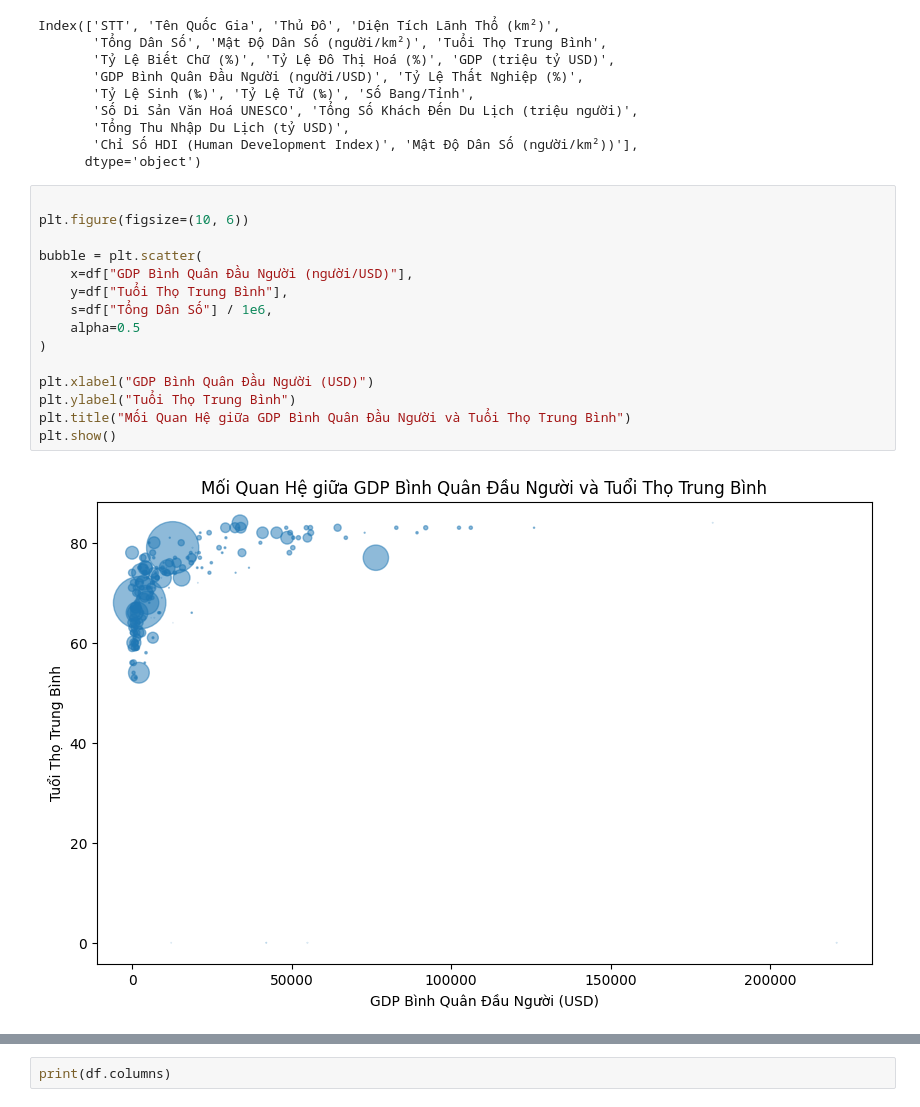
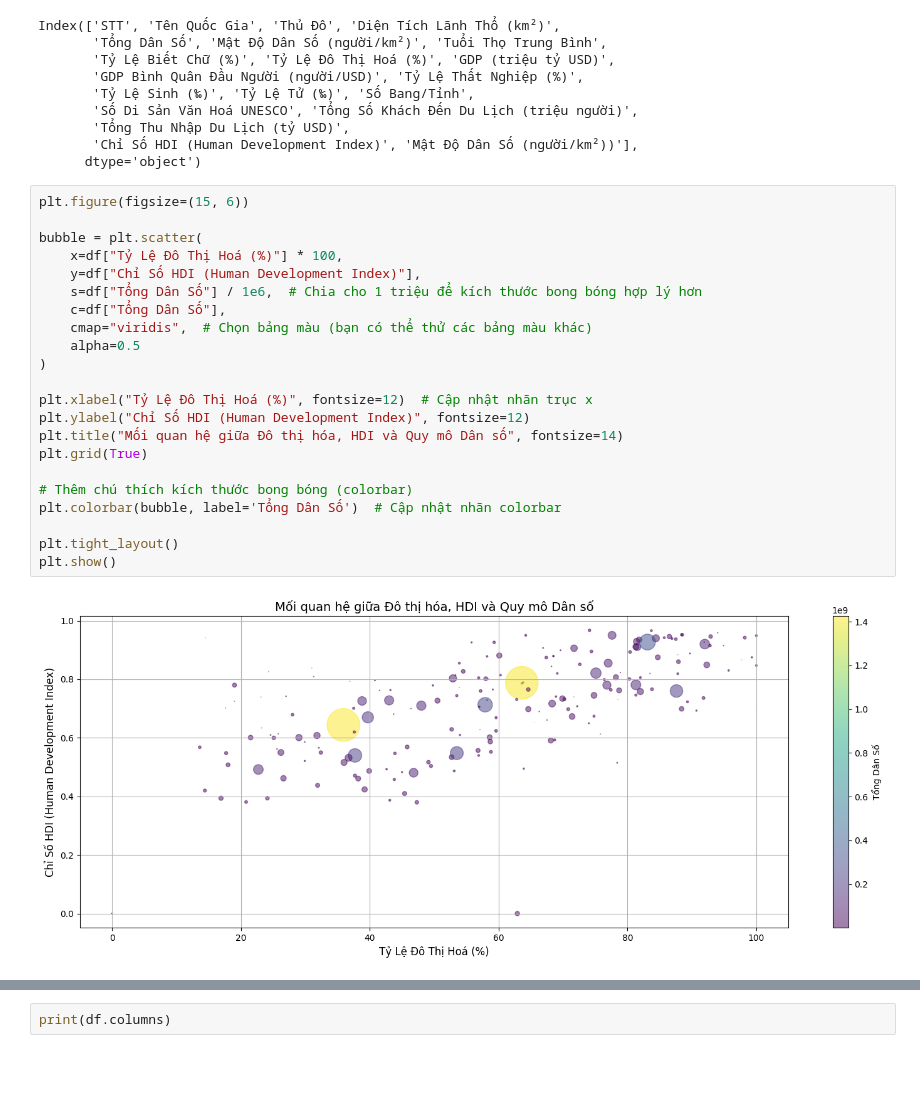
Before and after one commit to HUyEsona/Data-visualization-axis, a Jupyter notebook: main.ipynb, the cells around one changed output, grey strips where cells are left out. Drawn from its saved outputs; the diff is of its cells as text; blank space fills up the shorter version.

```diff
--- a/main.ipynb
+++ b/main.ipynb
@@ -419,19 +458,26 @@ Index(['STT', 'Tên Quốc Gia', 'Thủ Đô', 'Diện Tích Lãnh Thổ (km²)'
        'Chỉ Số HDI (Human Development Index)', 'Mật Độ Dân Số (người/km²))'],
       dtype='object')
 # %%
-
-plt.figure(figsize=(10, 6))
+plt.figure(figsize=(15, 6))
 
 bubble = plt.scatter(
-    x=df["GDP Bình Quân Đầu Người (người/USD)"],
-    y=df["Tuổi Thọ Trung Bình"],
-    s=df["Tổng Dân Số"] / 1e6,
+    x=df["Tỷ Lệ Đô Thị Hoá (%)"] * 100,
+    y=df["Chỉ Số HDI (Human Development Index)"],
+    s=df["Tổng Dân Số"] / 1e6,  # Chia cho 1 triệu để kích thước bong bóng hợp lý hơn
+    c=df["Tổng Dân Số"],
+    cmap="viridis",  # Chọn bảng màu (bạn có thể thử các bảng màu khác)
     alpha=0.5
 )
 
-plt.xlabel("GDP Bình Quân Đầu Người (USD)")
-plt.ylabel("Tuổi Thọ Trung Bình")
-plt.title("Mối Quan Hệ giữa GDP Bình Quân Đầu Người và Tuổi Thọ Trung Bình")
+plt.xlabel("Tỷ Lệ Đô Thị Hoá (%)", fontsize=12)  # Cập nhật nhãn trục x
+plt.ylabel("Chỉ Số HDI (Human Development Index)", fontsize=12)
+plt.title("Mối quan hệ giữa Đô thị hóa, HDI và Quy mô Dân số", fontsize=14)
+plt.grid(True)
+
+# Thêm chú thích kích thước bong bóng (colorbar)
+plt.colorbar(bubble, label='Tổng Dân Số')  # Cập nhật nhãn colorbar
+
+plt.tight_layout()
 plt.show()
 # %% [output]
-[figure, old version]
+[figure, new version]
```
Also changed, not shown: parts of 25 cells of this notebook.
